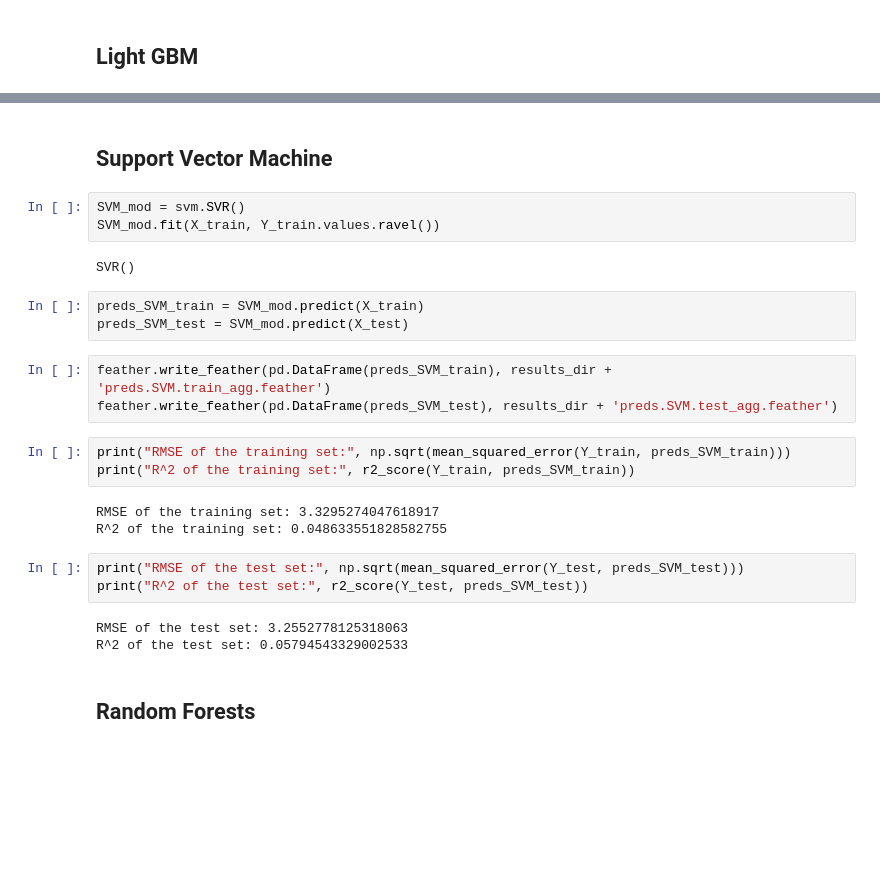
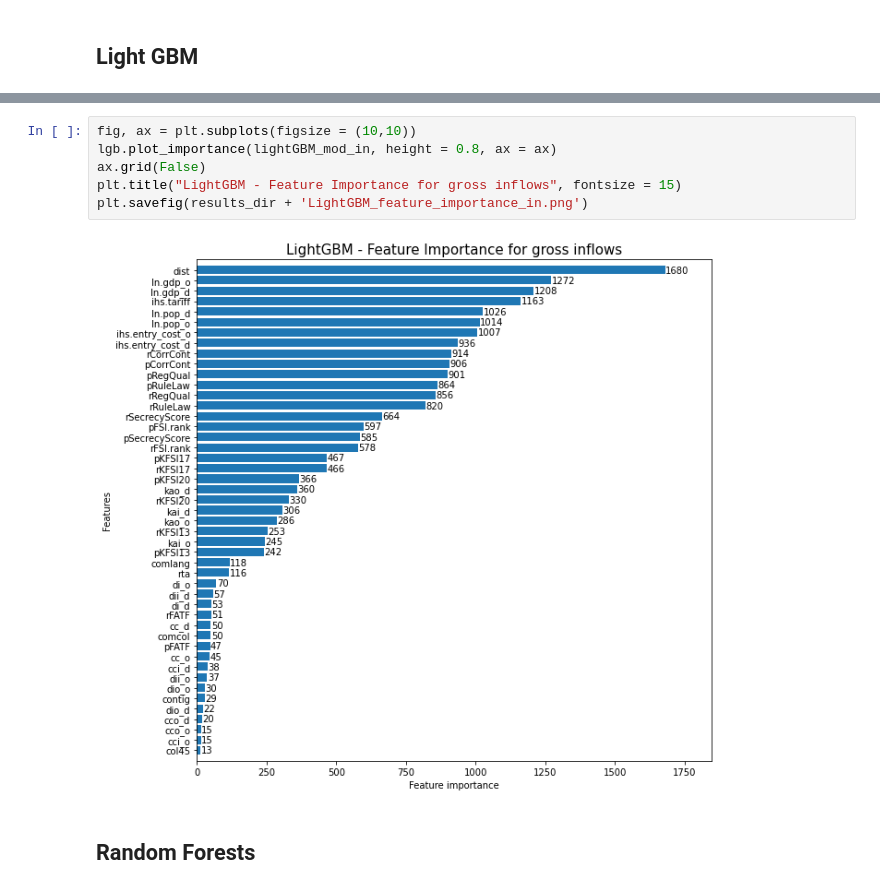
Before and after one commit to walice/illicitAI, a Jupyter notebook: Scripts/Predictions_agg.ipynb, the cells around one changed output, grey strips where cells are left out. Cells and saved outputs as stored; diff of their text form; blank space fills up the shorter version.

Commit message:
Add ML predictions for inflows

```diff
--- a/Scripts/Predictions_agg.ipynb
+++ b/Scripts/Predictions_agg.ipynb
@@ -229,28 +350,11 @@ plt.savefig(results_dir + 'LightGBM_feature_importance.png')
-# %% [markdown]
-## Support Vector Machine
-# %%
-SVM_mod = svm.SVR()
-SVM_mod.fit(X_train, Y_train.values.ravel())
-# %% [output]
-SVR()
-# %%
-preds_SVM_train = SVM_mod.predict(X_train)
-preds_SVM_test = SVM_mod.predict(X_test)
-# %%
-feather.write_feather(pd.DataFrame(preds_SVM_train), results_dir + 'preds.SVM.train_agg.feather')
-feather.write_feather(pd.DataFrame(preds_SVM_test), results_dir + 'preds.SVM.test_agg.feather')
-# %%
-print("RMSE of the training set:", np.sqrt(mean_squared_error(Y_train, preds_SVM_train)))
-print("R^2 of the training set:", r2_score(Y_train, preds_SVM_train))
-# %% [output]
-RMSE of the training set: 3.3295274047618917
-R^2 of the training set: 0.048633551828582755
-# %%
-print("RMSE of the test set:", np.sqrt(mean_squared_error(Y_test, preds_SVM_test)))
-print("R^2 of the test set:", r2_score(Y_test, preds_SVM_test))
-# %% [output]
-RMSE of the test set: 3.2552778125318063
-R^2 of the test set: 0.05794543329002533
+# %%
+fig, ax = plt.subplots(figsize = (10,10))
+lgb.plot_importance(lightGBM_mod_in, height = 0.8, ax = ax)
+ax.grid(False)
+plt.title("LightGBM - Feature Importance for gross inflows", fontsize = 15)
+plt.savefig(results_dir + 'LightGBM_feature_importance_in.png')
+# %% [output]
+[figure, added]
 # %% [markdown]
 ## Random Forests
 # %%
```
Also changed, not shown: parts of 53 cells of this notebook.
